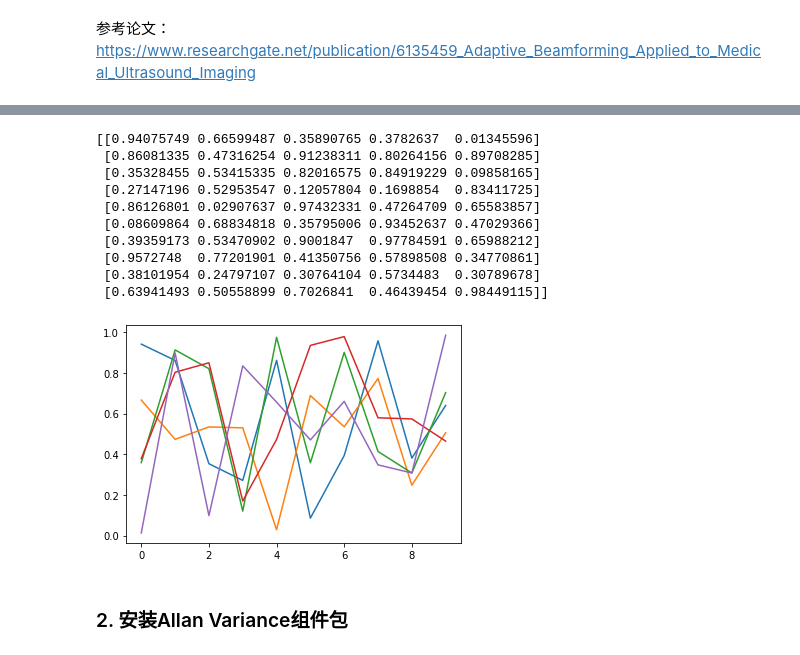
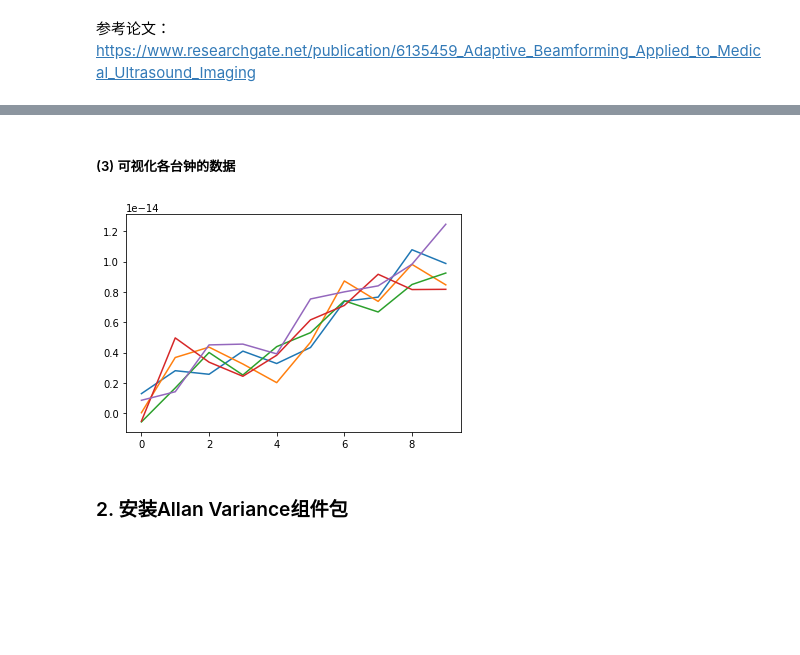
Before and after one commit to mochiliu3000/beamformer, a Jupyter notebook: Minimum Variance Beamformer.ipynb, the cells around one changed output, grey strips where cells are left out. Cells and saved outputs as stored; diff of their text form; code cells hidden in the pictures; blank space fills up the shorter version.

```diff
--- a/Minimum Variance Beamformer.ipynb
+++ b/Minimum Variance Beamformer.ipynb
@@ -6,0 +27,8 @@
+# %%
+import math
+import numpy as np
+frequency = a + epsilon_1 * np.random.normal(loc=mu_1, scale=math.sqrt(sigma_1), size=(len(t), clock_size))
+frequency_drift = b + epsilon_2 * np.random.normal(loc=mu_2, scale=math.sqrt(sigma_2), size=(len(t), clock_size))
+# %%
+y_t = frequency + np.array(t).reshape((-1,1)) * frequency_drift
+print(y_t)
@@ -7,28 +106,15 @@
+# %% [markdown]
+##### (3) 可视化各台钟的数据
 # %%
 import numpy as np
 import matplotlib.pyplot as plt
 %matplotlib inline
 
-sample_size = 10
-clock_size = 5
-test_data = np.random.rand(sample_size, clock_size)
+fig = plt.figure(facecolor='white')
+plt.plot(y_t)
+plt.show()
+# %% [output]
+[figure, added]
-# %%
-print(test_data)
-fig = plt.figure(facecolor='white')
-plt.plot(test_data)
-plt.show()
-# %% [output]
-[[0.94075749 0.66599487 0.35890765 0.3782637  0.01345596]
- [0.86081335 0.47316254 0.91238311 0.80264156 0.89708285]
- [0.35328455 0.53415335 0.82016575 0.84919229 0.09858165]
- [0.27147196 0.52953547 0.12057804 0.1698854  0.83411725]
- [0.86126801 0.02907637 0.97432331 0.47264709 0.65583857]
- [0.08609864 0.68834818 0.35795006 0.93452637 0.47029366]
- [0.39359173 0.53470902 0.9001847  0.97784591 0.65988212]
- [0.9572748  0.77201901 0.41350756 0.57898508 0.34770861]
- [0.38101954 0.24797107 0.30764104 0.5734483  0.30789678]
- [0.63941493 0.50558899 0.7026841  0.46439454 0.98449115]]
-[figure, removed]
 # %% [markdown]
 ### 2. 安装Allan Variance组件包
 # %%
```
Also changed, not shown: parts of 15 cells of this notebook.
